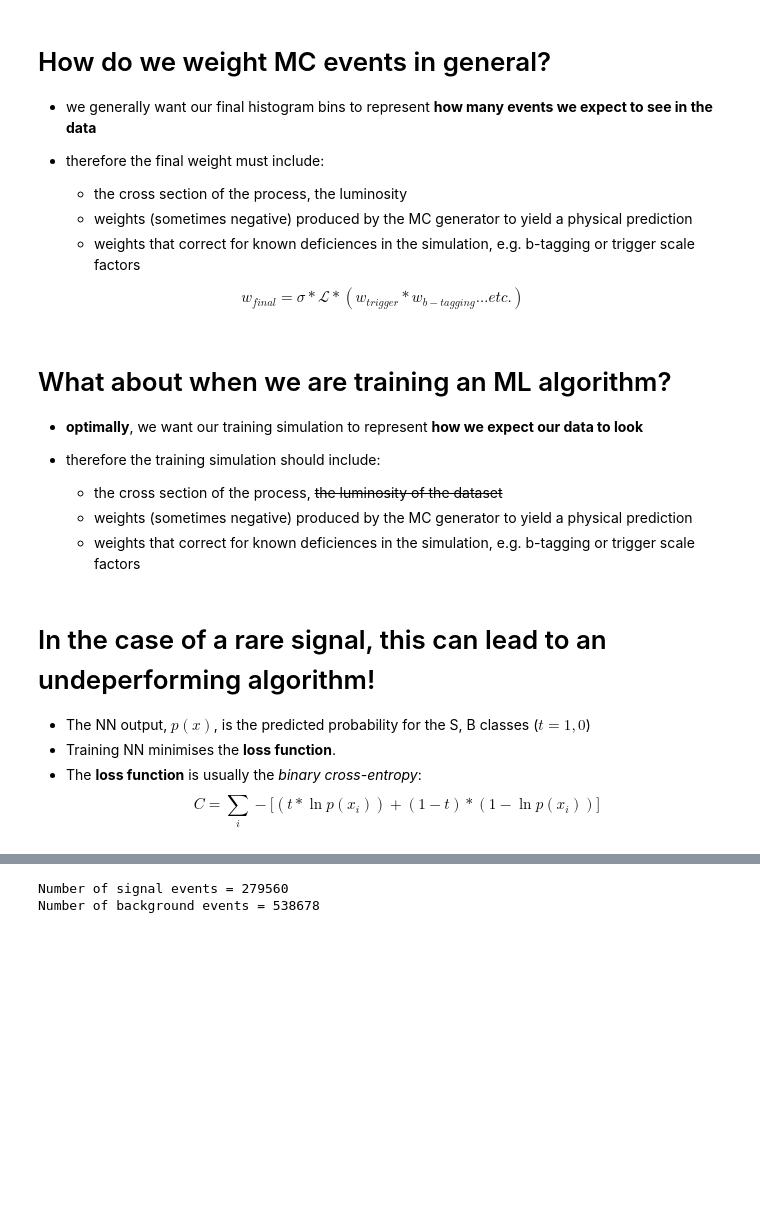
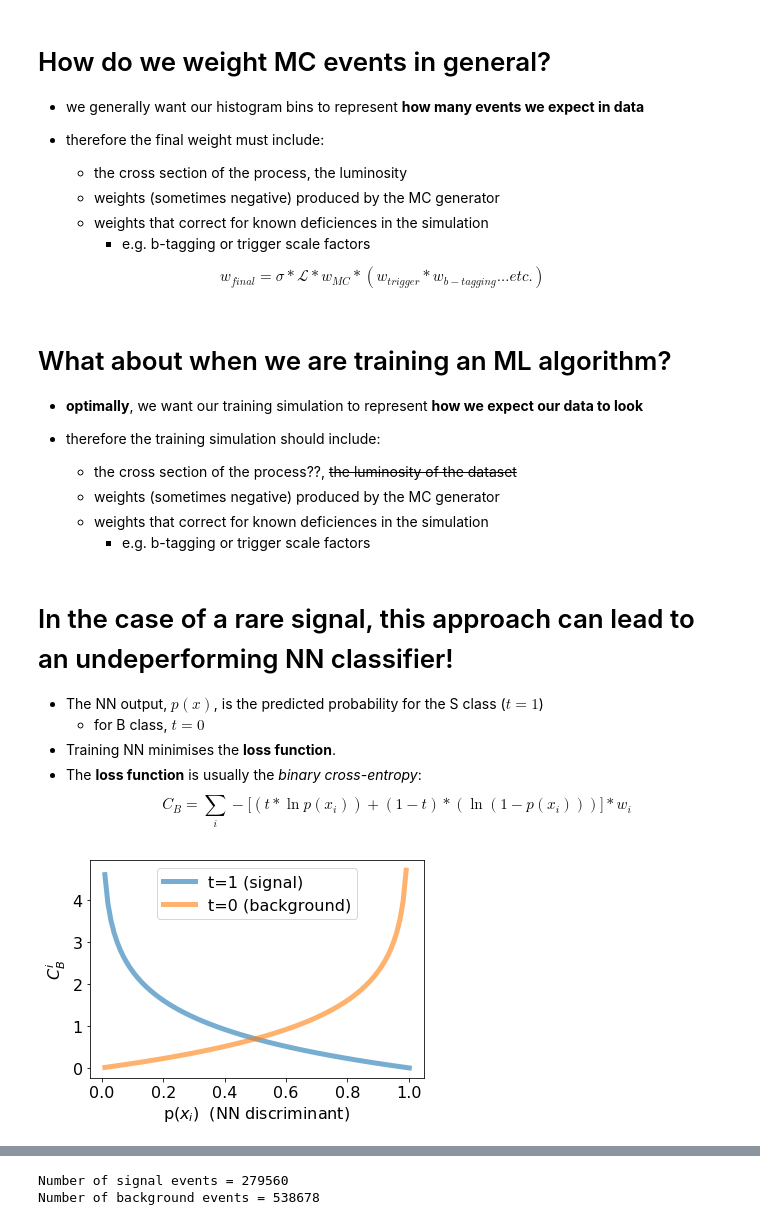
Before and after one commit to keaveney/StatisticsLectures, a Jupyter notebook: NN_demo_Higgs_tautau.ipynb, the cells around one changed output, grey strips where cells are left out. Saved outputs shown, nothing was run; the diff lists cells and outputs as text; code cells hidden in the pictures; blank space fills up the shorter version.

```diff
--- a/NN_demo_Higgs_tautau.ipynb
+++ b/NN_demo_Higgs_tautau.ipynb
@@ -9,28 +9,44 @@
 # %% [markdown]
 # How do we weight MC events in general?
 
-- we generally want our final histogram bins to represent **how many events we expect to see in the data**
+- we generally want our histogram bins to represent **how many events we expect in data**
 
 -  therefore the final weight must include:
    - the cross section of the process, the luminosity
-   - weights (sometimes negative) produced by the MC generator to yield a physical prediction
-   - weights that correct for known deficiences in the simulation, e.g. b-tagging or trigger scale factors
+   - weights (sometimes negative) produced by the MC generator
+   - weights that correct for known deficiences in the simulation
+       - e.g. b-tagging or trigger scale factors
 
-$$ w_{final}  = \sigma * \mathcal{L} * (w_{trigger} * w_{b-tagging} \dots etc.) $$
+$$ w_{final}  = \sigma * \mathcal{L} * w_{MC} * (w_{trigger} * w_{b-tagging} \dots etc.) $$
 # %% [markdown]
 # What about when we are training an ML algorithm?
 
 - **optimally**, we want our training simulation to represent **how we expect our data to look**
 
 -  therefore the training simulation should include:
-   - the cross section of the process, ~~the luminosity of the dataset~~
-   - weights (sometimes negative) produced by the MC generator to yield a physical prediction
-   - weights that correct for known deficiences in the simulation, e.g. b-tagging or trigger scale factors
+   - the cross section of the process??, ~~the luminosity of the dataset~~
+   - weights (sometimes negative) produced by the MC generator
+   - weights that correct for known deficiences in the simulation
+       - e.g. b-tagging or trigger scale factors
 # %% [markdown]
-# In the case of a rare signal, this can lead to an undeperforming algorithm!
+# In the case of a rare signal, this approach can lead to an undeperforming NN classifier!
 
 
-- The NN output, $p(x)$, is the predicted probability for the S, B classes ($t = 1,0$)
+- The NN output, $p(x)$, is the predicted probability for the S class ($t = 1$)
+    - for B class, $t = 0$
 - Training NN minimises the **loss function**.
 - The **loss function** is usually the *binary cross-entropy*:
-$$ C = \sum_i - \big[ ( t* \ln p(x_i))  + (1-t)*(1- \ln p(x_i) ) \big]$$
+$$ C_{B} = \sum_i - \big[ ( t* \ln p(x_i))  + (1-t)*(\ln (1-p(x_i)) ) \big] * w_{i}$$
+# %%
+x= np.linspace(0.01, 1.001, 100)
+
+fig, ax1 = plt.subplots()
+ax1.plot(x, -(np.log(x)), label="t=1 (signal)",lw=5, alpha=0.6)
+ax1.plot(x, -(np.log(1.0-x)), label="t=0 (background)",lw=5, alpha=0.6)
+
+plt.xlabel("p($x_i$)  (NN discriminant)")
+plt.ylabel("$C^{i}_{B}$")
+plt.legend()
+plt.show()
+# %% [output]
+[figure, added]
```
Also changed, not shown: parts of 13 cells of this notebook.
